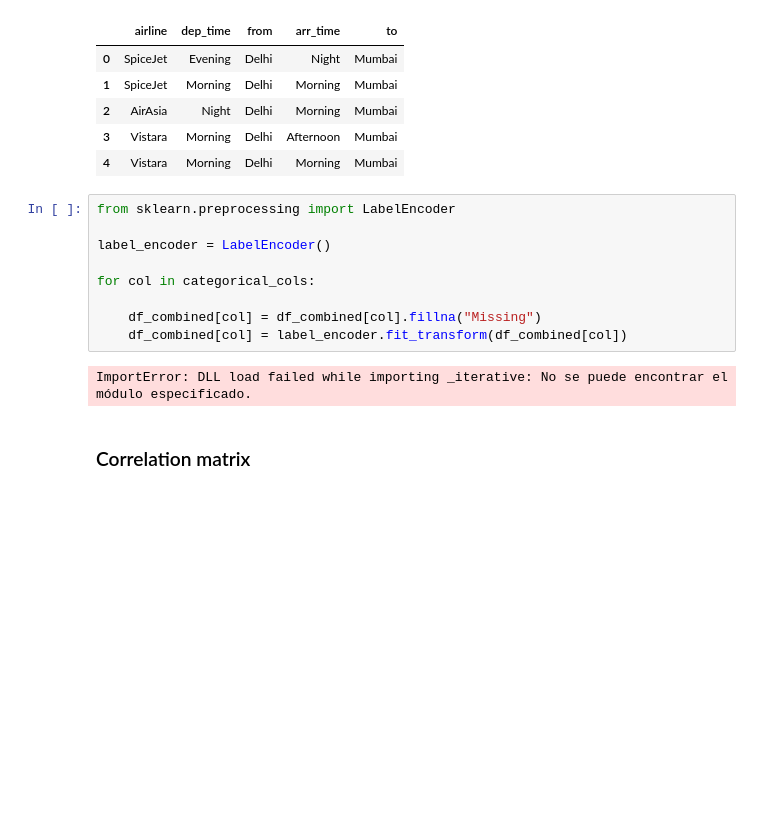
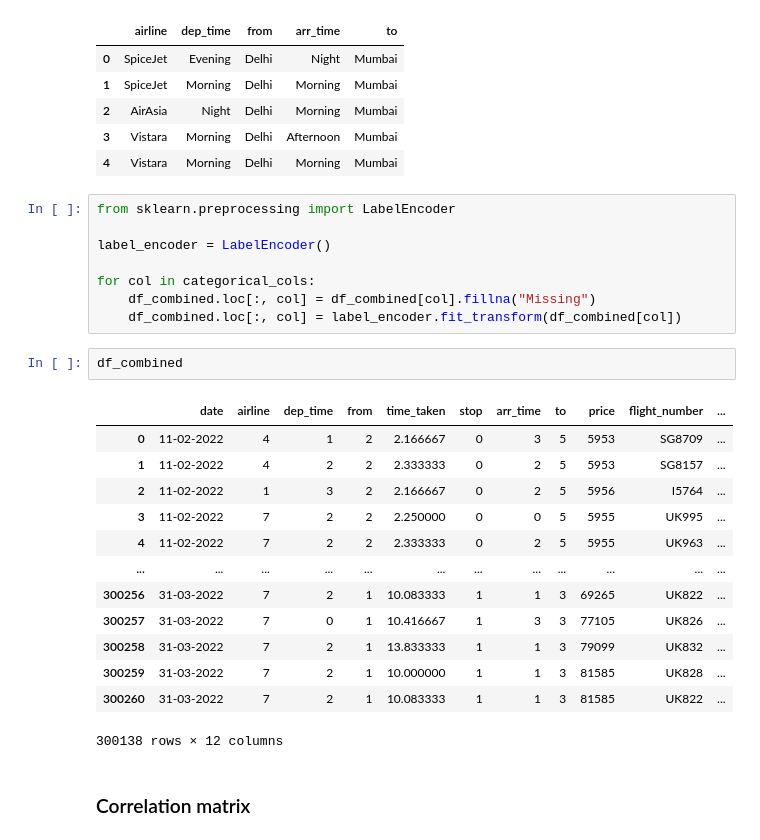
Before and after one commit to imiguelrodriguez/NECActivity1, a Jupyter notebook: data_preprocessing.ipynb, the cells around one changed output. Drawn from its saved outputs; the diff is of its cells as text; blank space fills up the shorter version.

```diff
--- a/data_preprocessing.ipynb
+++ b/data_preprocessing.ipynb
@@ -552,11 +498,24 @@ from sklearn.preprocessing import LabelEncoder
 label_encoder = LabelEncoder()
 
 for col in categorical_cols:
-
-    df_combined[col] = df_combined[col].fillna("Missing")
-    df_combined[col] = label_encoder.fit_transform(df_combined[col])
+    df_combined.loc[:, col] = df_combined[col].fillna("Missing")
+    df_combined.loc[:, col] = label_encoder.fit_transform(df_combined[col])
-# %% [output]
-ImportError: DLL load failed while importing _iterative: No se puede encontrar el módulo especificado.
+# %%
+df_combined
+# %% [output]
+|  | date | airline | dep_time | from | time_taken | stop | arr_time | to | price | flight_number | ... |
+| 0 | 11-02-2022 | 4 | 1 | 2 | 2.166667 | 0 | 3 | 5 | 5953 | SG8709 | ... |
+| 1 | 11-02-2022 | 4 | 2 | 2 | 2.333333 | 0 | 2 | 5 | 5953 | SG8157 | ... |
+| 2 | 11-02-2022 | 1 | 3 | 2 | 2.166667 | 0 | 2 | 5 | 5956 | I5764 | ... |
+| 3 | 11-02-2022 | 7 | 2 | 2 | 2.250000 | 0 | 0 | 5 | 5955 | UK995 | ... |
+| 4 | 11-02-2022 | 7 | 2 | 2 | 2.333333 | 0 | 2 | 5 | 5955 | UK963 | ... |
+| ... | ... | ... | ... | ... | ... | ... | ... | ... | ... | ... | ... |
+| 300256 | 31-03-2022 | 7 | 2 | 1 | 10.083333 | 1 | 1 | 3 | 69265 | UK822 | ... |
+| 300257 | 31-03-2022 | 7 | 0 | 1 | 10.416667 | 1 | 3 | 3 | 77105 | UK826 | ... |
+| 300258 | 31-03-2022 | 7 | 2 | 1 | 13.833333 | 1 | 1 | 3 | 79099 | UK832 | ... |
+| 300259 | 31-03-2022 | 7 | 2 | 1 | 10.000000 | 1 | 1 | 3 | 81585 | UK828 | ... |
+| 300260 | 31-03-2022 | 7 | 2 | 1 | 10.083333 | 1 | 1 | 3 | 81585 | UK822 | ... |
+300138 rows × 12 columns
 # %% [markdown]
 ### Correlation matrix
 # %%
```
Also changed, not shown: parts of 31 cells of this notebook.
